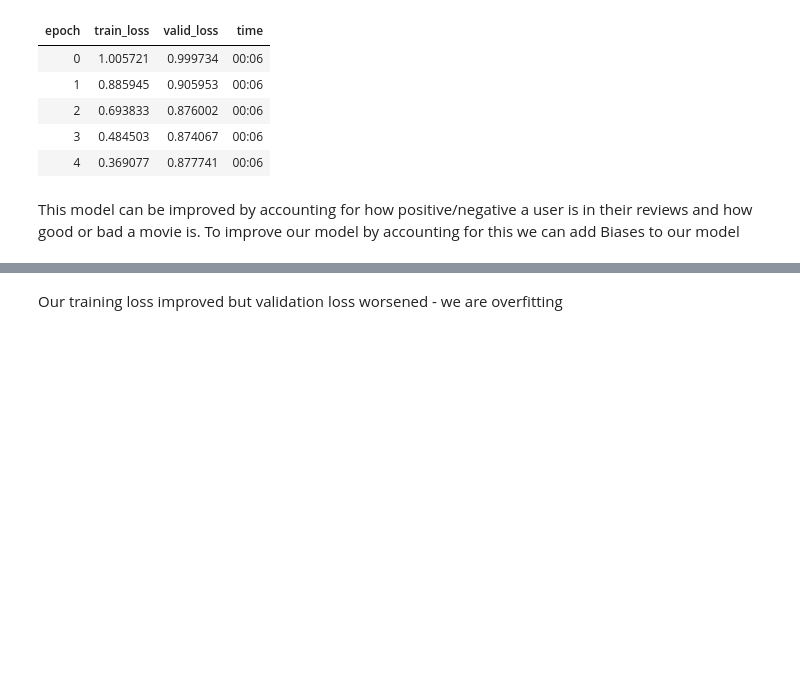
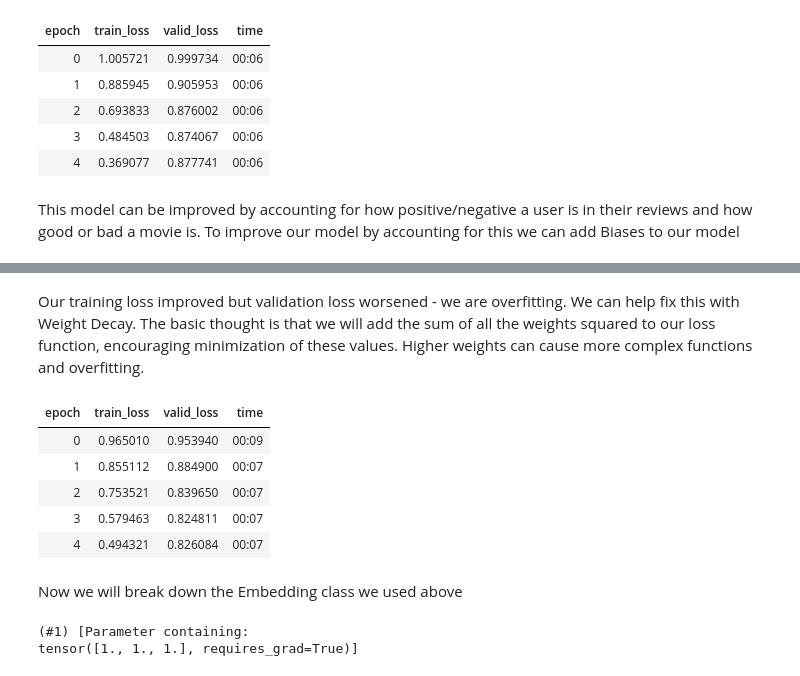
Before and after one commit to steimel60/ML, a Jupyter notebook: DeepLearning/MovieRecs.ipynb, the cells around one changed output, grey strips where cells are left out. Cells and saved outputs as stored; diff of their text form; code cells hidden in the pictures; blank space fills up the shorter version.

Commit message:
Weight Decay, Embedding, and CollabNN

```diff
--- a/DeepLearning/MovieRecs.ipynb
+++ b/DeepLearning/MovieRecs.ipynb
@@ -126,4 +126,27 @@ learn.fit_one_cycle(5,5e-3)
 | 3 | 0.410764 | 0.890642 | 00:07 |
 | 4 | 0.292861 | 0.897089 | 00:07 |
-# %% [markdown]
-Our training loss improved but validation loss worsened - we are overfitting
+# %% [markdown]
+Our training loss improved but validation loss worsened - we are overfitting. We can help fix this with Weight Decay. The basic thought is that we will add the sum of all the weights squared to our loss function, encouraging minimization of these values. Higher weights can cause more complex functions and overfitting.
+# %%
+#Use the parameter wd for weight decay
+model = DotProductBias(n_users, n_movies, 50)
+learn = Learner(dls, model, loss_func=MSELossFlat())
+learn.fit_one_cycle(5, 5e-3, wd=.1)
+# %% [output]
+| epoch | train_loss | valid_loss | time |
+| 0 | 0.965010 | 0.953940 | 00:09 |
+| 1 | 0.855112 | 0.884900 | 00:07 |
+| 2 | 0.753521 | 0.839650 | 00:07 |
+| 3 | 0.579463 | 0.824811 | 00:07 |
+| 4 | 0.494321 | 0.826084 | 00:07 |
+# %% [markdown]
+Now we will break down the Embedding class we used above
+# %%
+#PyTorch requires passing a param as nn.Parameter object to be recognized as a parameter
+#Example
+class T(Module):
+  def __init__(self): self.a = nn.Parameter(torch.ones(3))
+L(T().parameters())
+# %% [output]
+(#1) [Parameter containing:
+tensor([1., 1., 1.], requires_grad=True)]
```
Also changed, not shown: parts of 18 cells of this notebook.
